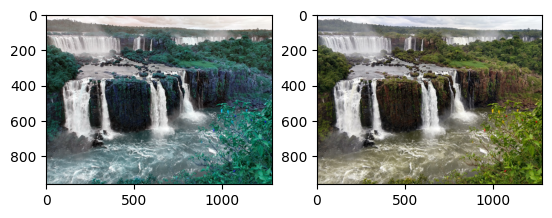
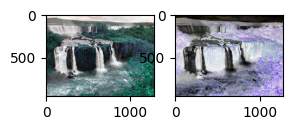
The change to this notebook cell's code, shown as a diff; its figure went from the first image to the second:
--- before
+++ after
@@ -1,4 +1,5 @@
-plt.subplot(1, 2, 1)
-plt.imshow(img);
-plt.subplot(1, 2, 2)
-plt.imshow(imgRGB);
+#Nome: Leonardo Oliveira de Jesus ID: 12111EBI033
+plt.subplot(1, 4, 1)
+plt.imshow(imgLeo);
+plt.subplot(1, 4, 2)
+plt.imshow(img_rgbLeo);

Commit: Atualizando laboratórios: arquivos editados e removidos